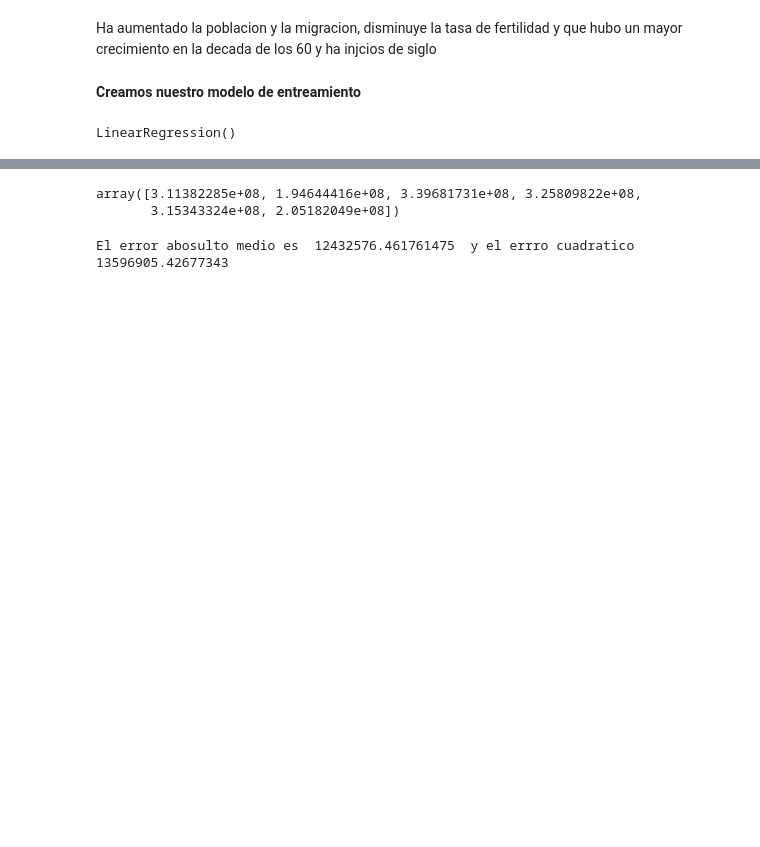
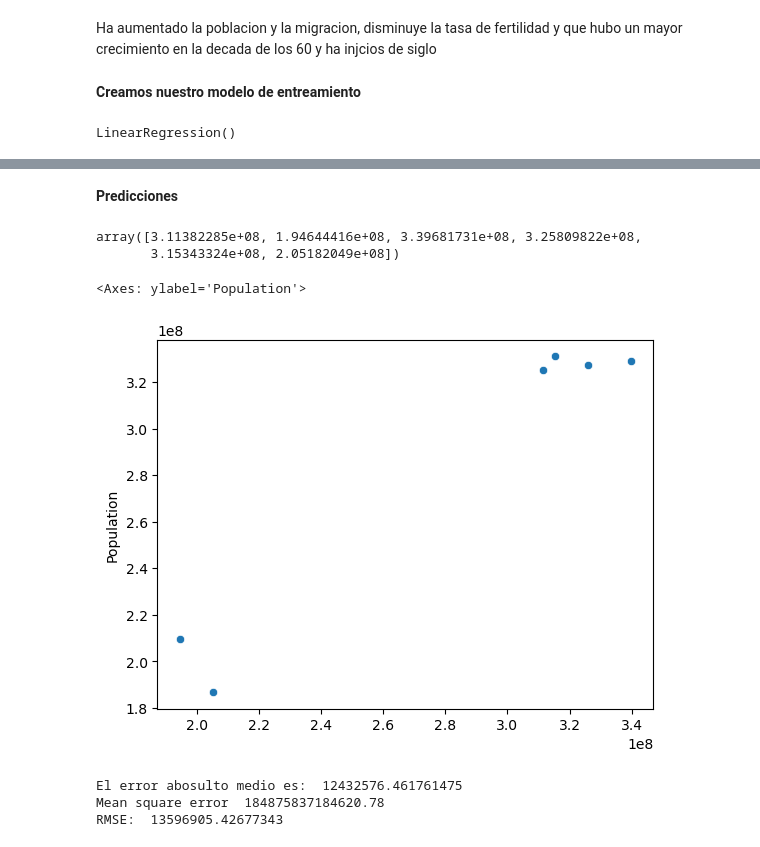
Before and after one commit to JoelPerezD/Ciencia-de-datos-jr, a Jupyter notebook: Regresion Lineal Simple/RegresionLineal.ipynb, the cells around one changed output, grey strips where cells are left out. Saved outputs shown, nothing was run; the diff lists cells and outputs as text; code cells hidden in the pictures; blank space fills up the shorter version.

```diff
--- a/Regresion Lineal Simple/RegresionLineal.ipynb
+++ b/Regresion Lineal Simple/RegresionLineal.ipynb
@@ -103,3 +139,5 @@ LinearRegression()
+# %% [markdown]
+**Predicciones**
 # %%
 test_predictions = model.predict(X_test) #predecimmos con los valores de x
 test_predictions
@@ -110,3 +150,8 @@ array([3.11382285e+08, 1.94644416e+08, 3.39681731e+08, 3.25809822e+08,
+# %%
+sns.scatterplot(x=test_predictions, y=y_test)
+# %% [output]
+<Axes: ylabel='Population'>
+[figure, added]
 # %%
 from sklearn.metrics import mean_absolute_error,mean_squared_error
 # %%
@@ -115,6 +160,10 @@ MAE = mean_absolute_error(y_test, test_predictions) # la diferencia entre lo rea
 MSE = mean_squared_error(y_test, test_predictions)
 RMSE = np.sqrt(MSE)
 # %%
-print(f"El error abosulto medio es  {MAE}  y el errro cuadratico {RMSE}")
+print(f"El error abosulto medio es:  {MAE}")
+print(f"Mean square error  {MSE}")
+print(f"RMSE:  {RMSE}")
 # %% [output]
-El error abosulto medio es  12432576.461761475  y el errro cuadratico 13596905.42677343
+El error abosulto medio es:  12432576.461761475
+Mean square error  184875837184620.78
+RMSE:  13596905.42677343
```
Also changed, not shown: parts of 15 cells of this notebook.
